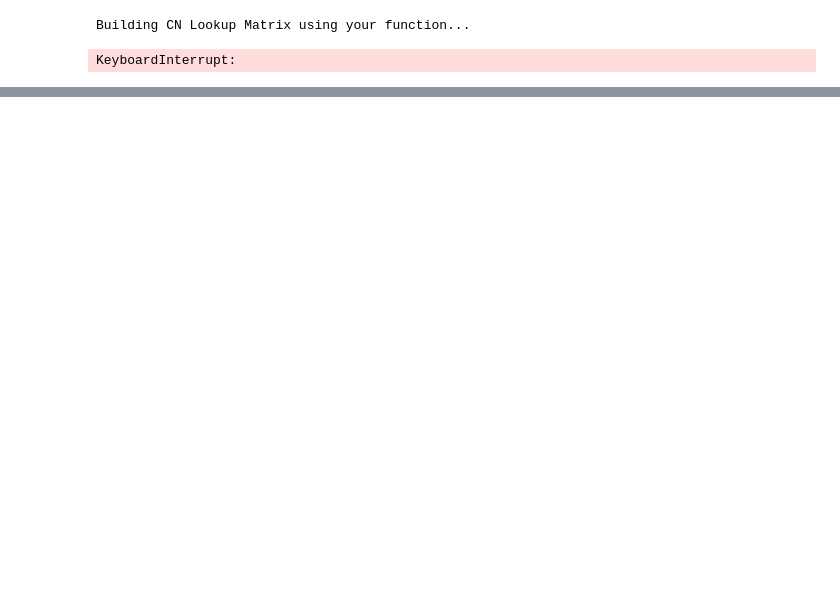
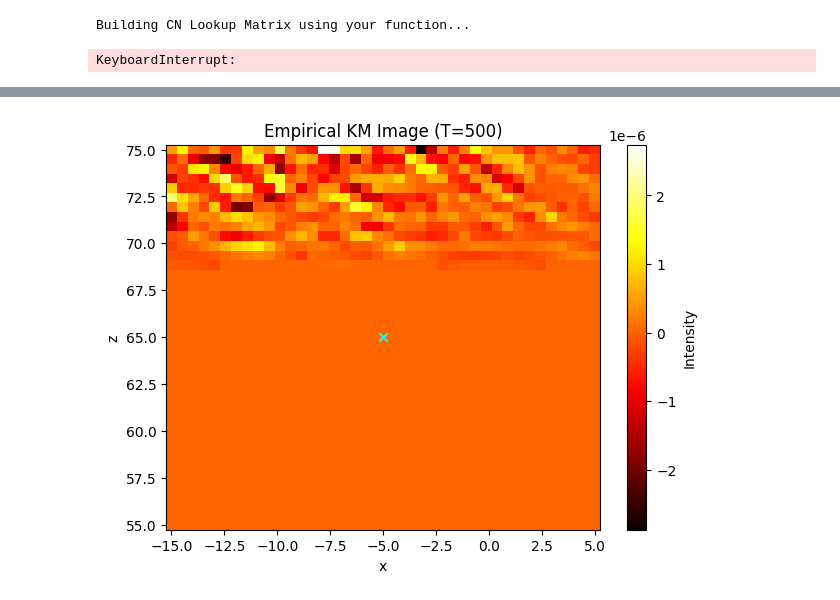
Before and after one commit to Athirhama/probl-mes-inverses-et-imagerie, a Jupyter notebook: pbinverse_projet.ipynb, the cells around one changed output, grey strips where cells are left out. Drawn from its saved outputs; the diff is of its cells as text; code cells hidden in the pictures; blank space fills up the shorter version.

```diff
--- a/pbinverse_projet.ipynb
+++ b/pbinverse_projet.ipynb
@@ -487,0 +505,86 @@ plt.show()
+# %%
+import numpy as np
+import matplotlib.pyplot as plt
+
+# --- 1. Precompute all empirical cross-correlations ---
+# We need to compute CNT for EVERY pair of receivers (j, l)
+# To make it fast, we simulate u(t, xj) for all 5 receivers once.
+
+def get_all_CNT(T, M=20):
+    dt = 2 * np.pi / (omegas[-1] - omegas[0])
+    # Store correlations for all pairs (j, l)
+    cnt_data = {}
+
+    # Precompute Green's functions for all 5 receivers
+    G_all_rec = [np.array([G(omegas, receivers[j], s) for s in sources])
+                 for j in range(n_receivers)]
+
+    # Initialize storage for average
+    for j in range(n_receivers):
+        for l in range(n_receivers):
+            cnt_data[(j, l)] = 0.0
+
+    print(f"Simulating T={T} with M={M} realizations...")
+    for m in range(M):
+        # Generate noise and signals for this realization
+        u_w = [np.zeros(len(omegas), dtype=complex) for _ in range(n_receivers)]
+        for s in range(N_sources):
+            random_phase = np.exp(1j * np.random.uniform(0, 2*np.pi, len(omegas)))
+            n_hat = np.sqrt(F(omegas)) * random_phase
+            for j in range(n_receivers):
+                u_w[j] += G_all_rec[j][s] * n_hat
+
+        # Transform all to time domain
+        u_t = [np.fft.ifftshift(np.fft.ifft(uw)).real for uw in u_w]
+
+        # Correlate all pairs
+        for j in range(n_receivers):
+            for l in range(n_receivers):
+                cnt_data[(j, l)] += np.correlate(u_t[l], u_t[j], mode='same')
+
+    # Average and create interpolation functions
+    from scipy.interpolate import interp1d
+    tau_axis = np.arange(-len(u_t[0])//2, len(u_t[0])//2) * dt
+
+    cnt_funcs = {}
+    for key in cnt_data:
+        avg_val = cnt_data[key] / M
+        # Create a lookup function for any tau
+        cnt_funcs[key] = interp1d(tau_axis, avg_val, bounds_error=False, fill_value=0)
+
+    return cnt_funcs
+
+# --- 2. Compute KM Image using Empirical Data ---
+def compute_KM_empirical(cnt_funcs, x_search, z_search):
+    Intensity = np.zeros((len(z_search), len(x_search)))
+    for i, xs in enumerate(x_search):
+        for k, zs in enumerate(z_search):
+            y_search = np.array([xs, 0, zs])
+            val = 0
+            for j in range(n_receivers):
+                for l in range(n_receivers):
+                    # Travel time lag
+                    tau = (np.linalg.norm(receivers[j] - y_search) +
+                           np.linalg.norm(y_search - receivers[l])) / c0
+                    val += cnt_funcs[(j, l)](tau)
+            Intensity[k, i] = val
+    return Intensity
+
+# --- 3. Run and Plot ---
+x_grid = np.linspace(-15, 5, 40)
+z_grid = np.linspace(55, 75, 40)
+
+# Compare T = 500 and T = 2000
+for T_test in [500, 2000]:
+    cnt_funcs = get_all_CNT(T_test, M=15)
+    img = compute_KM_empirical(cnt_funcs, x_grid, z_grid)
+
+    plt.figure(figsize=(7, 5))
+    plt.pcolormesh(x_grid, z_grid, img, shading='auto', cmap='hot')
+    plt.colorbar(label='Intensity')
+    plt.scatter(zr[0], zr[2], color='cyan', marker='x', label='Reflector')
+    plt.title(f"Empirical KM Image (T={T_test})")
+    plt.xlabel("x")
+    plt.ylabel("z")
+    plt.show()
+# %% [output]
@@ -487,0 +592 @@ plt.show()
+[figure, added]
```
Also changed, not shown: parts of 9 cells of this notebook, 1 other file.
